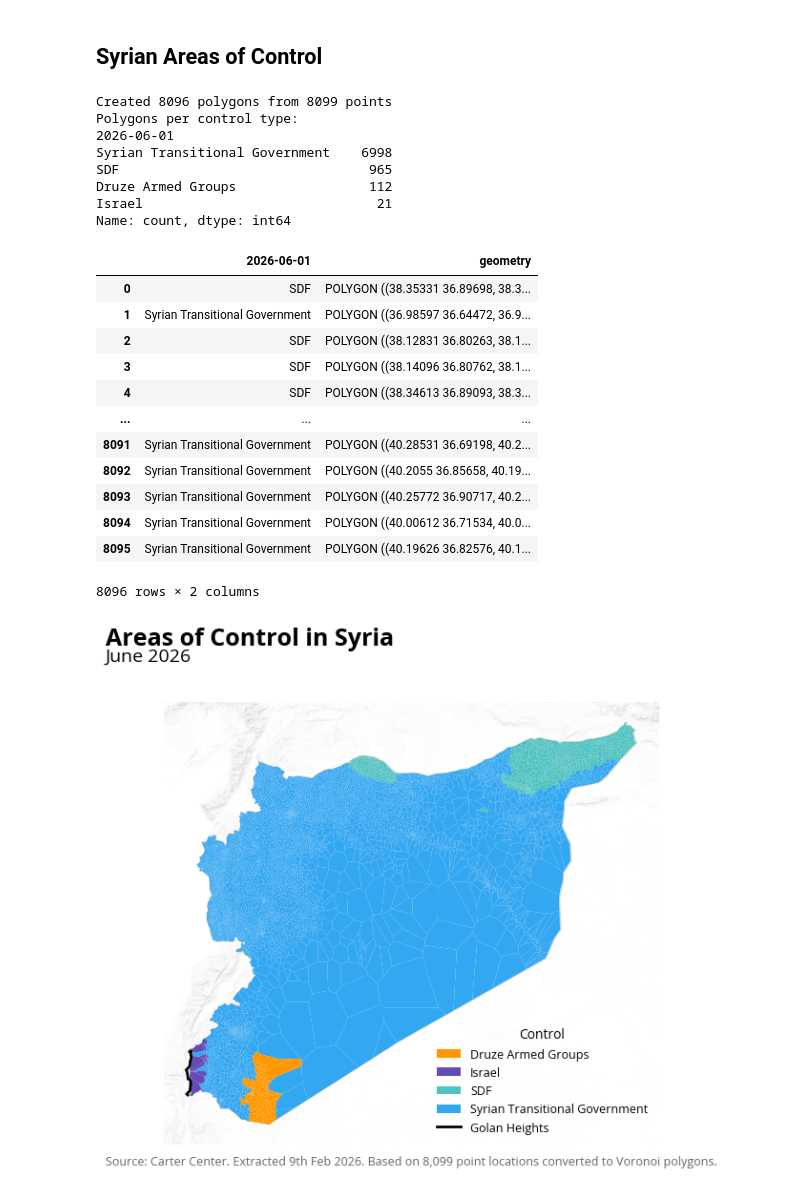
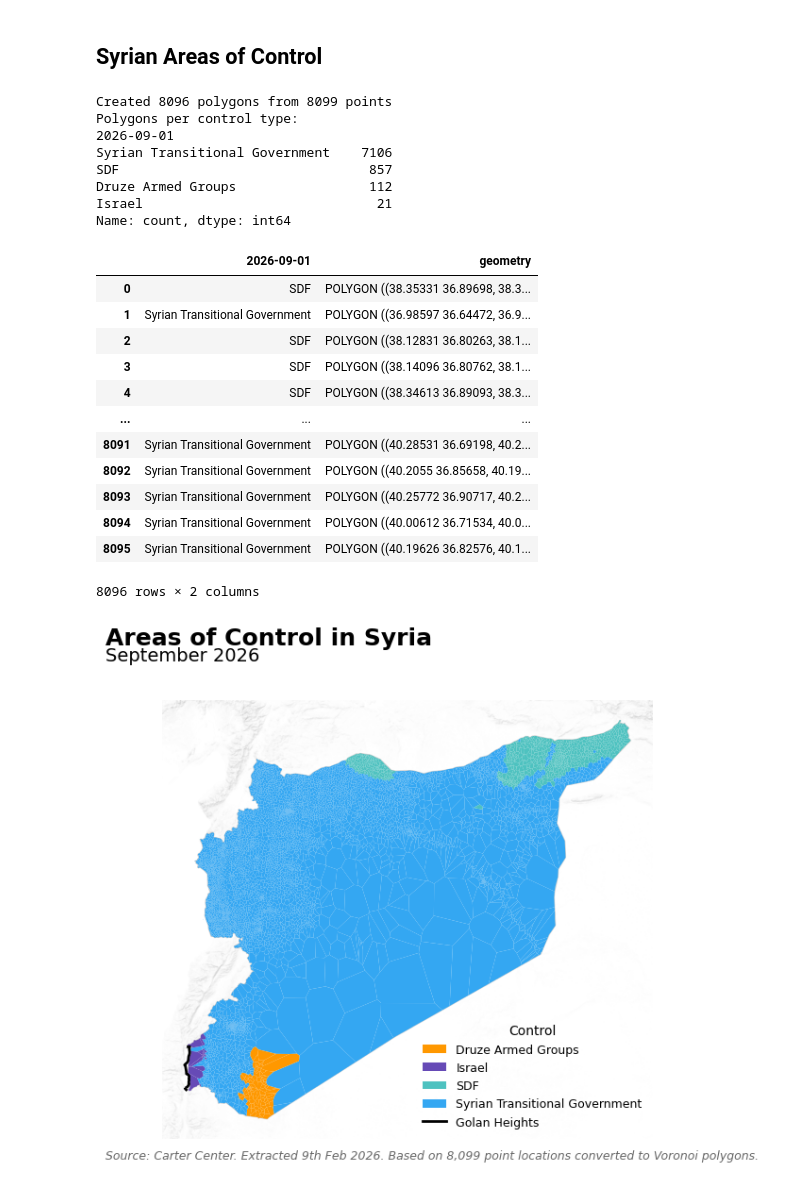
Before and after one commit to datapartnership/syria-economic-monitor, a Jupyter notebook: _sources/notebooks/conflict/acled_post_assad.ipynb, the cells around one changed output. Cells and saved outputs as stored; diff of their text form; code cells hidden in the pictures.

```diff
--- a/_sources/notebooks/conflict/acled_post_assad.ipynb
+++ b/_sources/notebooks/conflict/acled_post_assad.ipynb
@@ -276,7 +276,7 @@ conflict_pc_diff_melted = conflict_pc_diff_melted[conflict_pc_diff_melted['categ
 
 conflict_pc_diff_melted = syria_h3.merge(conflict_pc_diff_melted, on='h3_index', how='left')
 # %%
-areas_of_control = pd.read_excel('../../data/boundaries/2026.06.01_TCC_AoC.xlsx')
+areas_of_control = pd.read_excel('../../data/boundaries/2026.09.01_TCC_AoC.xlsx')
 areas_of_control.rename(columns={'Longitude': 'longitude', 'Latitude': 'latitude'}, inplace=True)
 # %%
 areas_of_control = processing.convert_to_gdf(areas_of_control)
@@ -606,7 +604,8 @@ plot_wordcloud_comparison(
 # %% [markdown]
 ## Syrian Areas of Control
 # %%
-areas_of_control['2026-06-01'] = areas_of_control['2026-06-01'].replace({'US And NSAGs': 'US and NSAGs'})
+DATE = '2026-09-01'
+areas_of_control[DATE] = areas_of_control[DATE].replace({'US And NSAGs': 'US and NSAGs'})
 # %%
 from scipy.spatial import Voronoi
 from shapely.geometry import Polygon
@@ -700,29 +699,29 @@ for i, region in enumerate(regions):
     # Only keep valid polygons
     if not clipped.is_empty and clipped.area > 0:
         control_polygons.append(clipped)
-        control_values.append(areas_of_control.iloc[i]['2026-06-01'])
+        control_values.append(areas_of_control.iloc[i][DATE])
 
 # Create new GeoDataFrame with polygons
 areas_of_control_polygons = gpd.GeoDataFrame({
-    '2026-06-01': control_values,
+    DATE: control_values,
     'geometry': control_polygons
 }, crs=areas_of_control.crs)
 
 print(f"Created {len(areas_of_control_polygons)} polygons from {len(areas_of_control)} points")
 print(f"Polygons per control type:")
-print(areas_of_control_polygons['2026-06-01'].value_counts())
+print(areas_of_control_polygons[DATE].value_counts())
 
 areas_of_control_polygons
 # %% [output]
 Created 8096 polygons from 8099 points
 Polygons per control type:
-2026-06-01
-Syrian Transitional Government    6998
-SDF                                965
+2026-09-01
+Syrian Transitional Government    7106
+SDF                                857
 Druze Armed Groups                 112
 Israel                              21
 Name: count, dtype: int64
-|  | 2026-06-01 | geometry |
+|  | 2026-09-01 | geometry |
 | 0 | SDF | POLYGON ((38.35331 36.89698, 38.3... |
 | 1 | Syrian Transitional Government | POLYGON ((36.98597 36.64472, 36.9... |
 | 2 | SDF | POLYGON ((38.12831 36.80263, 38.1... |
@@ -748,7 +747,7 @@ from matplotlib.lines import Line2D
 from matplotlib.patches import Patch
 
 # Get unique categories in sorted order (same order geopandas uses)
-categories = sorted(areas_of_control_polygons['2026-06-01'].dropna().unique())
+categories = sorted(areas_of_control_polygons[DATE].dropna().unique())
 
 # Build color mapping: Syrian Transitional Government = blue, reassign other blues to red
 base_colors = ['#FF9800', '#664AB6', '#4EC2C0', '#F3578E',
@@ -776,7 +775,7 @@ fig, ax = plt.subplots(figsize=(8, 6))
 # Plot areas of control without auto-legend (we build a custom one below)
 gdf_plot = areas_of_control_polygons.to_crs(epsg=3857)
 gdf_plot.plot(
-    column='2026-06-01',
+    column=DATE,
     ax=ax,
     legend=False,
     categorical=True,
@@ -795,35 +794,35 @@ ctx.add_basemap(
     alpha=0.3,
     zoom='auto',
     zorder=0
 )
 
 # Remove axes
 ax.set_axis_off()
 
 # Custom legend: control patches + Golan Heights line entry
 legend_handles = [Patch(facecolor=color_map[cat], edgecolor='none', label=cat) for cat in categories]
 legend_handles.append(Line2D([0], [0], color='black', linewidth=2, label='Golan Heights'))
 ax.legend(
     handles=legend_handles,
     loc='lower right',
     frameon=False,
     title='Control',
     fontsize=9,
     title_fontsize=10,
 )
 
 # Add title and subtitle
 fig.suptitle('Areas of Control in Syria', fontsize=18, fontweight='bold', x=0.10, ha='left', y=0.96)
-fig.text(0.10, 0.90, 'June 2026', fontsize=14, ha='left')
+fig.text(0.10, 0.90, 'September 2026', fontsize=14, ha='left')
 
 # Add source note
 fig.text(0.10, 0.02, f'Source: Carter Center. Extracted 9th Feb 2026. Based on 8,099 point locations converted to Voronoi polygons.',
          fontsize=9, ha='left', style='italic', color='#666666')
 
 plt.tight_layout(rect=[0, 0.03, 1, 0.92])
 plt.show()
 # %% [output]
-[figure, old version]
+[figure, new version]
 # %%
 # Check available date columns in areas_of_control
 date_columns = [col for col in areas_of_control.columns if col not in ['latitude', 'longitude', 'geometry']]
```
Also changed, not shown: parts of 7 cells of this notebook, 51 other files.
